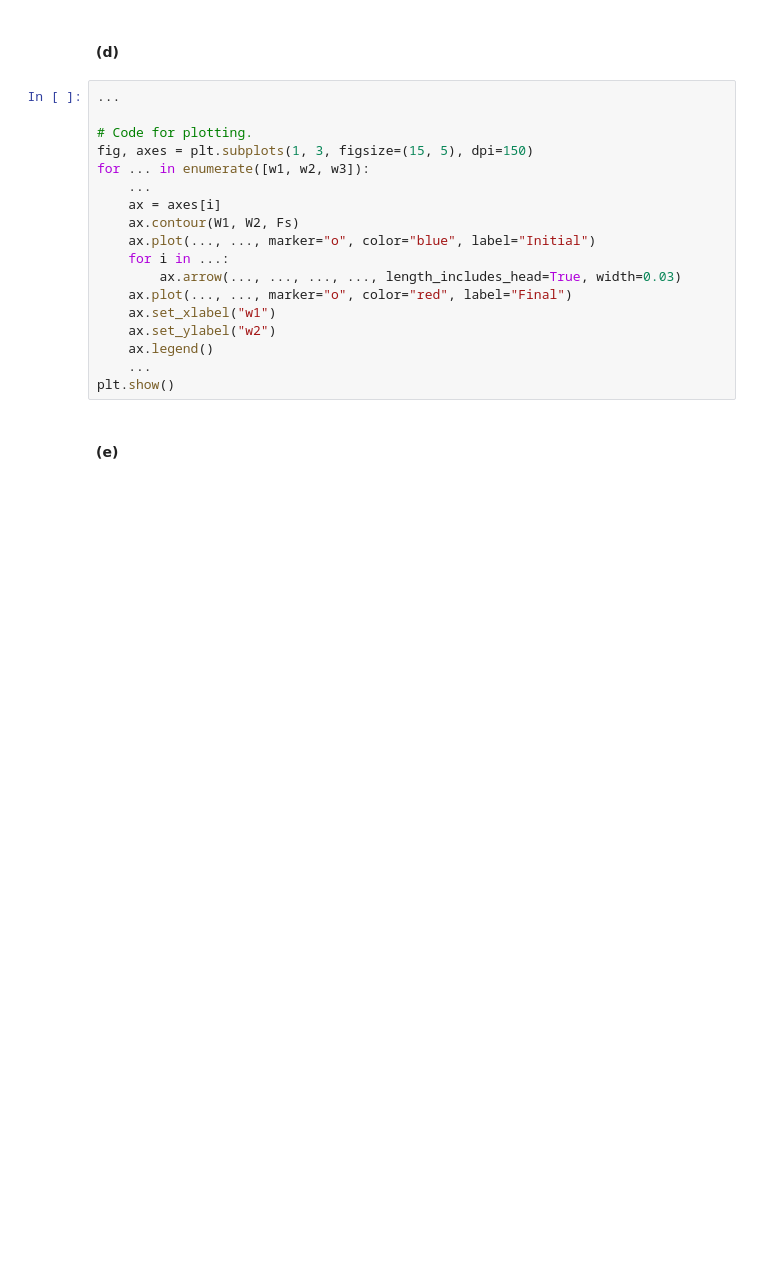
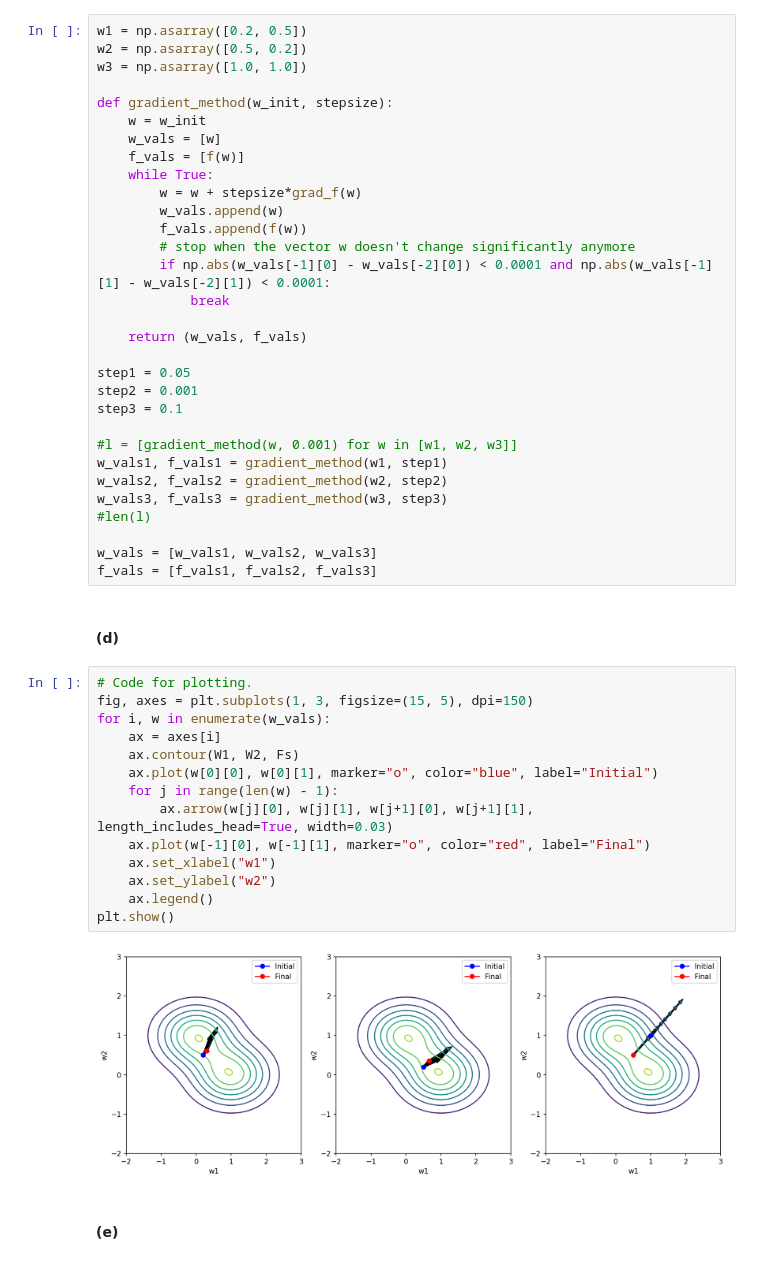
Before and after one commit to macpalor/NNDL-2025, a Jupyter notebook: exercise_1_template.ipynb, the cells around one changed output. Saved outputs shown, nothing was run; the diff lists cells and outputs as text; blank space fills up the shorter version.

```diff
--- a/exercise_1_template.ipynb
+++ b/exercise_1_template.ipynb
@@ -138,23 +138,52 @@ w3 = np.asarray([1.0, 1.0])
+# %%
+w1 = np.asarray([0.2, 0.5])
+w2 = np.asarray([0.5, 0.2])
+w3 = np.asarray([1.0, 1.0])
+
+def gradient_method(w_init, stepsize):
+    w = w_init
+    w_vals = [w]
+    f_vals = [f(w)]
+    while True:
+        w = w + stepsize*grad_f(w)
+        w_vals.append(w)
+        f_vals.append(f(w))
+        # stop when the vector w doesn't change significantly anymore
+        if np.abs(w_vals[-1][0] - w_vals[-2][0]) < 0.0001 and np.abs(w_vals[-1][1] - w_vals[-2][1]) < 0.0001:
+            break
+
+    return (w_vals, f_vals)
+
+step1 = 0.05
+step2 = 0.001
+step3 = 0.1
+
+#l = [gradient_method(w, 0.001) for w in [w1, w2, w3]]
+w_vals1, f_vals1 = gradient_method(w1, step1)
+w_vals2, f_vals2 = gradient_method(w2, step2)
+w_vals3, f_vals3 = gradient_method(w3, step3)
+#len(l)
+
+w_vals = [w_vals1, w_vals2, w_vals3]
+f_vals = [f_vals1, f_vals2, f_vals3]
 # %% [markdown]
 #### (d)
 # %%
-...
-
 # Code for plotting.
 fig, axes = plt.subplots(1, 3, figsize=(15, 5), dpi=150)
-for ... in enumerate([w1, w2, w3]):
-    ...
+for i, w in enumerate(w_vals):
     ax = axes[i]
     ax.contour(W1, W2, Fs)
-    ax.plot(..., ..., marker="o", color="blue", label="Initial")
-    for i in ...:
-        ax.arrow(..., ..., ..., ..., length_includes_head=True, width=0.03)
-    ax.plot(..., ..., marker="o", color="red", label="Final")
+    ax.plot(w[0][0], w[0][1], marker="o", color="blue", label="Initial")
+    for j in range(len(w) - 1):
+        ax.arrow(w[j][0], w[j][1], w[j+1][0], w[j+1][1], length_includes_head=True, width=0.03)
+    ax.plot(w[-1][0], w[-1][1], marker="o", color="red", label="Final")
     ax.set_xlabel("w1")
     ax.set_ylabel("w2")
     ax.legend()
-    ...
 plt.show()
+# %% [output]
+[figure, added]
 # %% [markdown]
 #### (e)
 # %%
```
Also changed, not shown: parts of 6 cells of this notebook.
